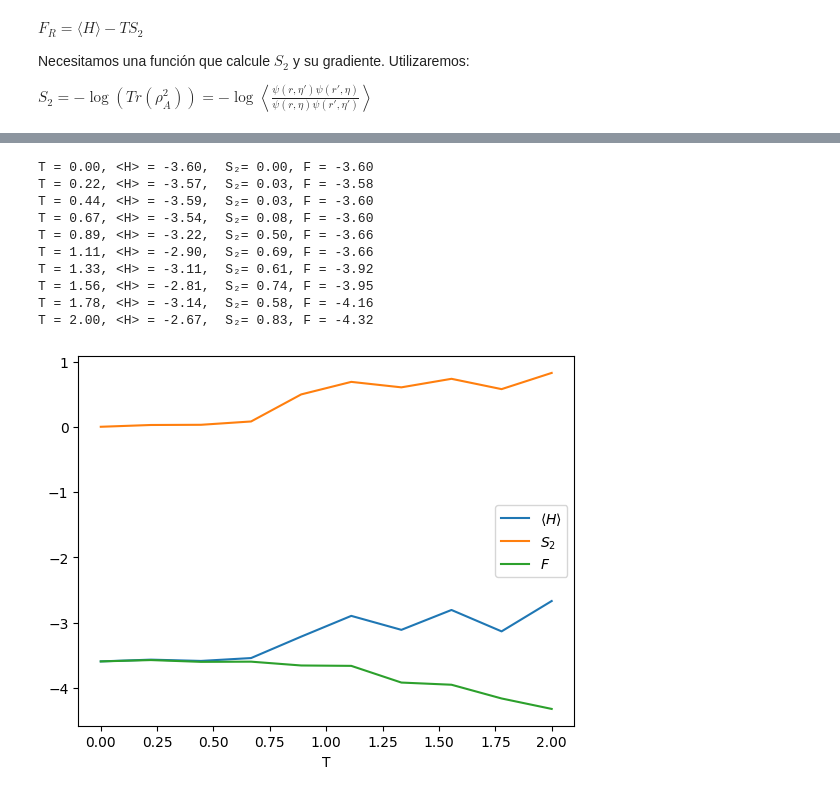
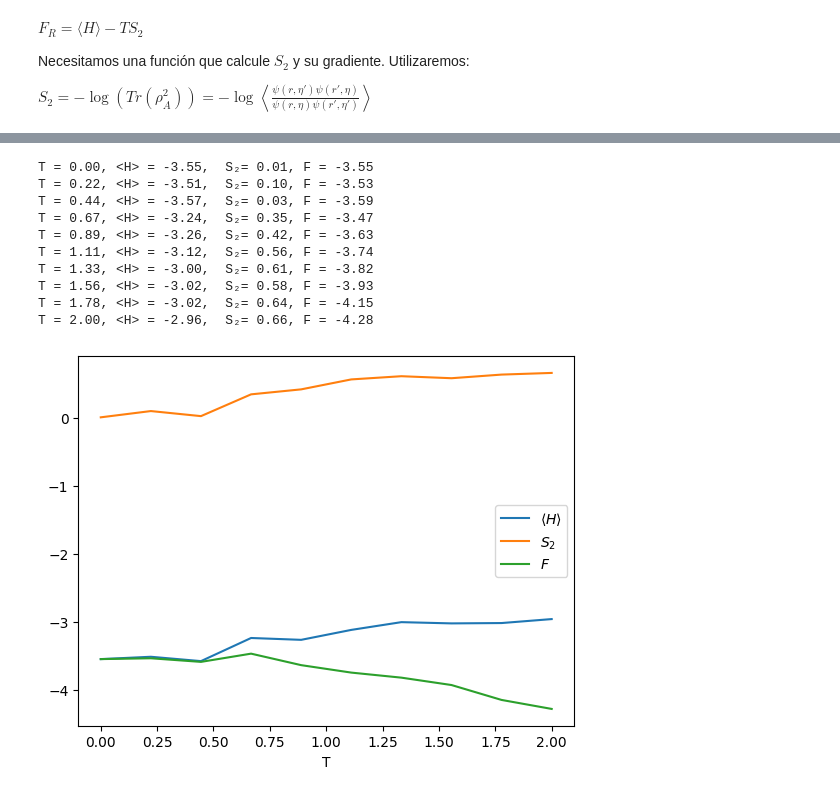
Before and after one commit to ismaelcastrouimp/TFM, a Jupyter notebook: Ancilla_Ising.ipynb, the cells around one changed output, grey strips where cells are left out. Cells and saved outputs as stored; diff of their text form; code cells hidden in the pictures.

```diff
--- a/Ancilla_Ising.ipynb
+++ b/Ancilla_Ising.ipynb
@@ -958,5 +979,6 @@ Step 980: E=-4.239718, S₂=0.174803, S₂=0.544553, F=-4.589324, |∇F|=1.44969
 # %%
-# Configuración común para todas temperaturas
+#Minimizar F = <H> - TS₂ en función de T para comparar con "Ancilla_exact.ipynb"
+
 g = nk.graph.Chain(length=N+N_ancilla, pbc=False)
 sampler = nk.sampler.MetropolisExchange(hi_extended, graph=g, d_max=4)
 model = RBM_Z2(alpha=1, trivial_Z2=True)
@@ -971,19 +993,22 @@ all_histories = []
 
 for T_idx, T in enumerate(tqdm(T_array, desc="Temperaturas")):
     print(f"\n=== Temperatura T = {T:.3f} ===")
-    vstate = nk.vqs.MCState(sampler, model, n_samples=2016)
+    vstate = nk.vqs.MCState(sampler, model, n_samples=20000)
     optimizer = optax.sgd(learning_rate=0.05, momentum=0.9)
     opt_state = optimizer.init(vstate.parameters)
 
-    S2_obs = nk.experimental.observable.Renyi2EntanglementEntropy(
-        hi_extended,
-        partition=partition
-    )
+    S2_obs = nk.experimental.observable.Renyi2EntanglementEntropy(hi_extended,partition=partition)
 
     energy_history = []
     entropy_history = []
     entropy_netket_history = []
     F_history = []
+
+    best_F = np.inf
+    best_energy = None
+    best_entropy = None
+    best_entropy_netket = None
+    best_step = None
 
     n_steps = 1000
 
@@ -993,10 +1018,10 @@ for T_idx, T in enumerate(tqdm(T_array, desc="Temperaturas")):
         S2_val, S2_grad = renyi2_entropy_and_grad_sampled(
             vstate,
             subsystem_sites=partition,
-            n_samples=2016,
+            n_samples=10000,
             key=step
         )
-        S2_netket = vstate.expect(S2_obs).mean.real
+        S2_netket = vstate.expect(S2_obs).mean.real*np.log(2)
 
         F_grad = jax.tree_util.tree_map(
             lambda grad_E, grad_S2: grad_E - T * grad_S2,
@@ -1013,15 +1038,23 @@ for T_idx, T in enumerate(tqdm(T_array, desc="Temperaturas")):
         entropy_netket_history.append(S2_netket)
         F_history.append(F)
 
+        if F < best_F:
+            best_F = F
+            best_energy = E.mean.real
+            best_entropy = S2_val
+            best_entropy_netket = S2_netket
+            best_step = step
+
+
         if step % 50 == 0:
             grad_norm = jnp.linalg.norm(nk.jax.tree_ravel(F_grad)[0])
             print(f"  Step {step}: E={E.mean.real:.4f}, S₂={S2_val:.4f}, "
                   f"S₂(NK)={S2_netket:.4f}, F={F:.4f}, |∇F|={grad_norm:.4f}")
 
-    final_energy = energy_history[-1]
-    final_entropy = entropy_history[-1]
-    final_entropy_netket = entropy_netket_history[-1]
-    final_F = F_history[-1]
+    final_energy = best_energy
+    final_entropy = best_entropy
+    final_entropy_netket = best_entropy_netket
+    final_F = best_F
 
     energy_results.append(final_energy)
     entropy_results.append(final_entropy)
@@ -1036,7 +1069,7 @@ for T_idx, T in enumerate(tqdm(T_array, desc="Temperaturas")):
         'free_energy': F_history
     })
 
-    print(f"  Resultado final: E={final_energy:.4f}, S₂={final_entropy:.4f}, "
+    print(f"  Mejor resultado: E={final_energy:.4f}, S₂={final_entropy:.4f}, "
           f"F={final_F:.4f}")
     print(f"  Diferencia S₂: {abs(final_entropy - final_entropy_netket):.6f}")
 
@@ -1511,7 +1533,7 @@ F_history = []
 for t in T:
     sampler = nk.sampler.MetropolisLocal(hi_extended)
     model = RBM_Z2(alpha=1, trivial_Z2=True)
-    vstate = nk.vqs.MCState(sampler, model, n_samples=1008)
+    vstate = nk.vqs.MCState(sampler, model, n_samples=10000)
     vstate.init_parameters()
     # Aplanamos los parámetros iniciales de NetKet
     flat_params0, unravel_fn = ravel_pytree(vstate.parameters)
@@ -1529,7 +1551,7 @@ for t in T:
             vstate.parameters = unravel_fn(flat_params)
             # Calcular observables
             E = vstate.expect(H_extended).mean.real
-            S2 = renyi2_entropy_sampled(vstate, N, partition, 2016)
+            S2 = renyi2_entropy_sampled(vstate, N, partition, 20000)
             F = E - T * S2
             # Guardar historia
             history["E"].append(E)
@@ -1537,44 +1559,44 @@ for t in T:
             history["F"].append(F)
             # Minimizar F
             return float(F)
         return objective
 
     # Crear función objetivo
     objective = make_objective(vstate, H_extended, T=t)
 
     study = optuna.create_study(direction="minimize", study_name="FreeEnergyOptimization")
     study.optimize(objective, n_trials=400)
 
     best_params = study.best_params
     best_flat = jnp.array([best_params[f"p{i}"] for i in range(len(flat_params0))])
     vstate.parameters = unravel_fn(best_flat)
 
     F_best = study.best_value
     E_best = history['E'][study.best_trial.number]
     S2_best = history['S2'][study.best_trial.number]
     print(f"T = {t:.2f}, <H> = {E_best:.2f},  S₂= {S2_best:.2f}, F = {F_best:.2f}")
     F_history.append(F_best)
     H_history.append(E_best)
     S_history.append(S2_best)
 
 plt.plot(T, H_history, label=r"$\langle H \rangle $")
 plt.plot(T, S_history, label=r"$S_2$")
 plt.plot(T, F_history, label=r"$F$")
 plt.xlabel("T")
 plt.legend()
 plt.show()
 # %% [output]
-T = 0.00, <H> = -3.60,  S₂= 0.00, F = -3.60
-T = 0.22, <H> = -3.57,  S₂= 0.03, F = -3.58
-T = 0.44, <H> = -3.59,  S₂= 0.03, F = -3.60
-T = 0.67, <H> = -3.54,  S₂= 0.08, F = -3.60
-T = 0.89, <H> = -3.22,  S₂= 0.50, F = -3.66
-T = 1.11, <H> = -2.90,  S₂= 0.69, F = -3.66
-T = 1.33, <H> = -3.11,  S₂= 0.61, F = -3.92
-T = 1.56, <H> = -2.81,  S₂= 0.74, F = -3.95
-T = 1.78, <H> = -3.14,  S₂= 0.58, F = -4.16
-T = 2.00, <H> = -2.67,  S₂= 0.83, F = -4.32
+T = 0.00, <H> = -3.55,  S₂= 0.01, F = -3.55
+T = 0.22, <H> = -3.51,  S₂= 0.10, F = -3.53
+T = 0.44, <H> = -3.57,  S₂= 0.03, F = -3.59
+T = 0.67, <H> = -3.24,  S₂= 0.35, F = -3.47
+T = 0.89, <H> = -3.26,  S₂= 0.42, F = -3.63
+T = 1.11, <H> = -3.12,  S₂= 0.56, F = -3.74
+T = 1.33, <H> = -3.00,  S₂= 0.61, F = -3.82
+T = 1.56, <H> = -3.02,  S₂= 0.58, F = -3.93
+T = 1.78, <H> = -3.02,  S₂= 0.64, F = -4.15
+T = 2.00, <H> = -2.96,  S₂= 0.66, F = -4.28
-[figure, old version]
+[figure, new version]
 # %%
 samples = vstate.sample(n_samples=16)
 print("Configuraciones muestreadas:", samples[0:10])
```
Also changed, not shown: parts of 21 cells of this notebook, 3 other files.
